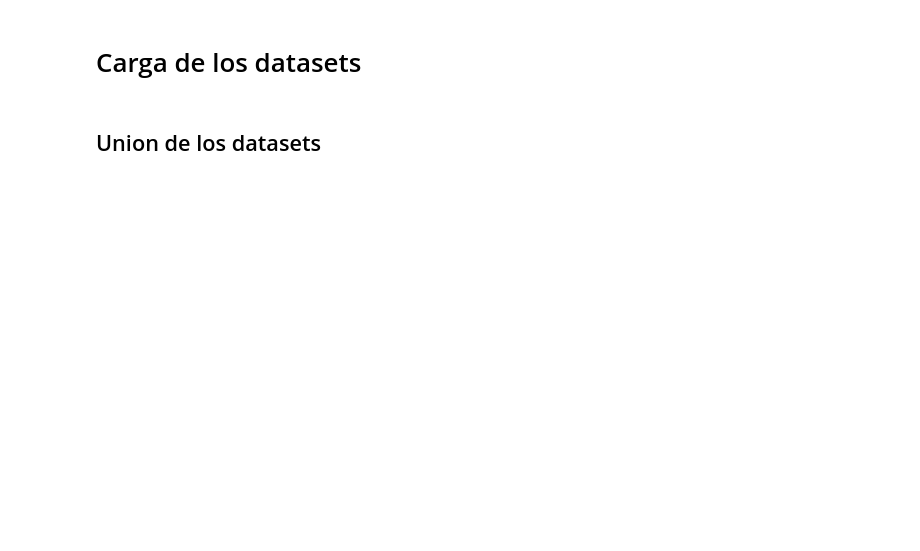
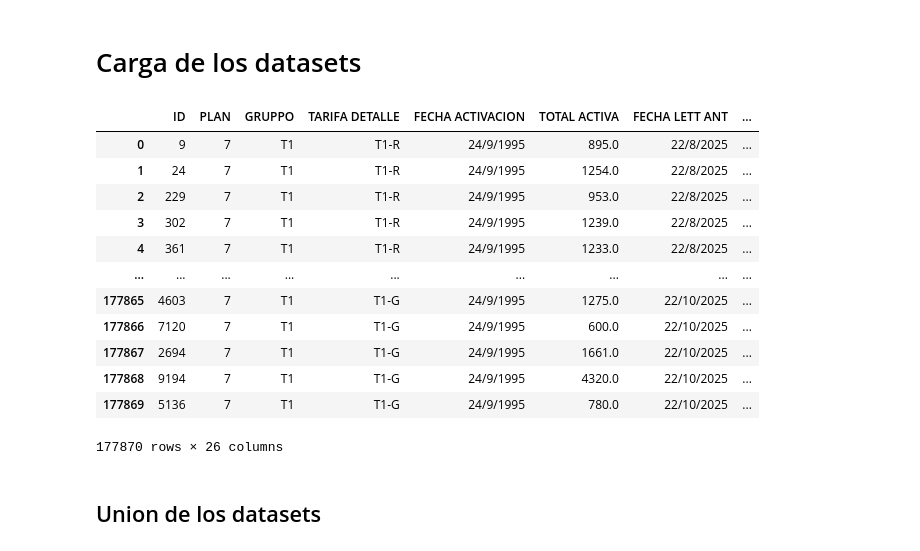
Before and after one commit to SantiagoEzequielDrelewicz/TP-LMC, a Jupyter notebook: main.ipynb, the cells around one changed output. Cells and saved outputs as stored; diff of their text form; code cells hidden in the pictures; blank space fills up the shorter version.

```diff
--- a/main.ipynb
+++ b/main.ipynb
@@ -20,10 +22,27 @@ import pandas as pd
 # %%
 def cargar_dataset(letra: str) -> pd.DataFrame:
     """Descomprime el dataset correspondiente a la letra dada."""
-    with zipfile.ZipFile(f"data.zip", "r") as z:
-        with z.open(f"data/Dataset_{letra}.csv") as f:
+    with zipfile.ZipFile(f"datos/crudos/datasets.zip", "r") as z:
+        with z.open(f"datasets/Dataset_{letra}.csv") as f:
             df = pd.read_csv(f, sep=";")
     return df
+# %%
+df_A = cargar_dataset("A")
+df_A
+# %% [output]
+|  | ID | PLAN | GRUPPO | TARIFA DETALLE | FECHA ACTIVACION | TOTAL ACTIVA | FECHA LETT ANT | ... |
+| 0 | 9 | 7 | T1 | T1-R | 24/9/1995 | 895.0 | 22/8/2025 | ... |
+| 1 | 24 | 7 | T1 | T1-R | 24/9/1995 | 1254.0 | 22/8/2025 | ... |
+| 2 | 229 | 7 | T1 | T1-R | 24/9/1995 | 953.0 | 22/8/2025 | ... |
+| 3 | 302 | 7 | T1 | T1-R | 24/9/1995 | 1239.0 | 22/8/2025 | ... |
+| 4 | 361 | 7 | T1 | T1-R | 24/9/1995 | 1233.0 | 22/8/2025 | ... |
+| ... | ... | ... | ... | ... | ... | ... | ... | ... |
+| 177865 | 4603 | 7 | T1 | T1-G | 24/9/1995 | 1275.0 | 22/10/2025 | ... |
+| 177866 | 7120 | 7 | T1 | T1-G | 24/9/1995 | 600.0 | 22/10/2025 | ... |
+| 177867 | 2694 | 7 | T1 | T1-G | 24/9/1995 | 1661.0 | 22/10/2025 | ... |
+| 177868 | 9194 | 7 | T1 | T1-G | 24/9/1995 | 4320.0 | 22/10/2025 | ... |
+| 177869 | 5136 | 7 | T1 | T1-G | 24/9/1995 | 780.0 | 22/10/2025 | ... |
+177870 rows × 26 columns
 # %% [markdown]
 ## Union de los datasets
 # %%
```
Also changed, not shown: parts of 35 cells of this notebook, 8 other files.
